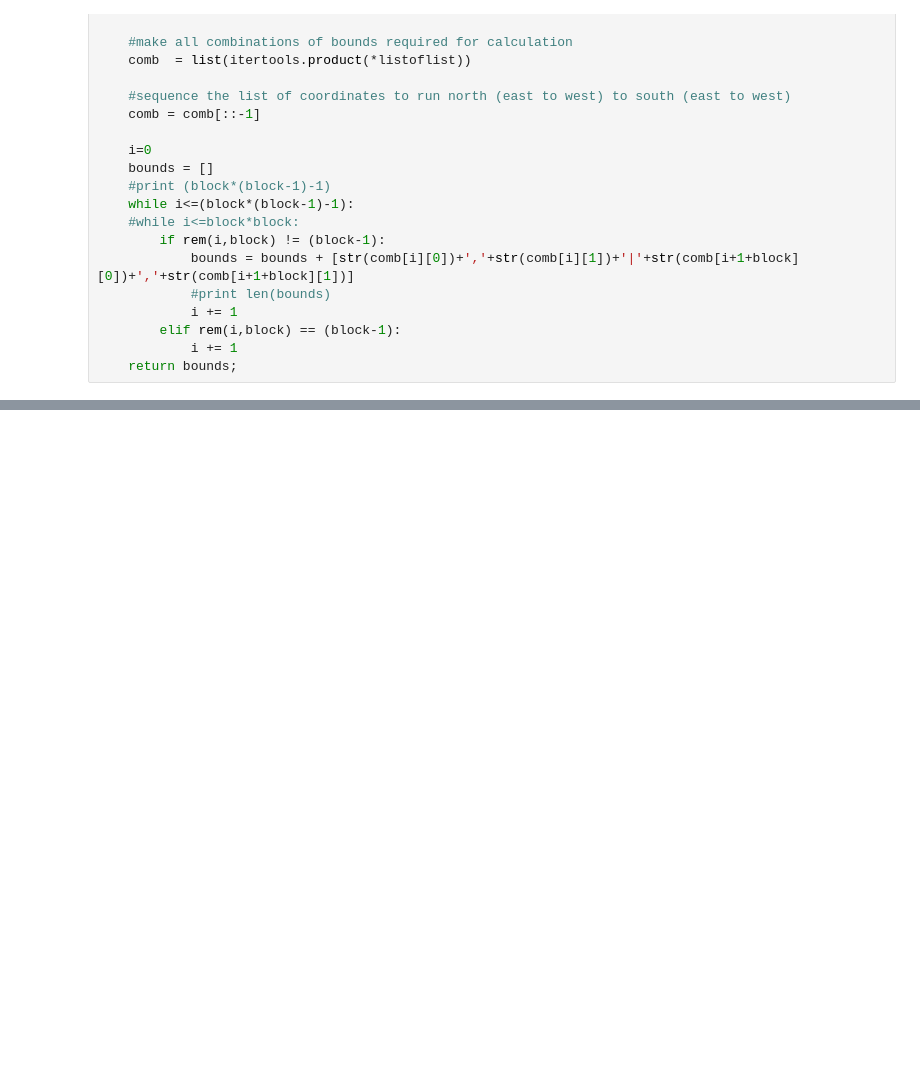
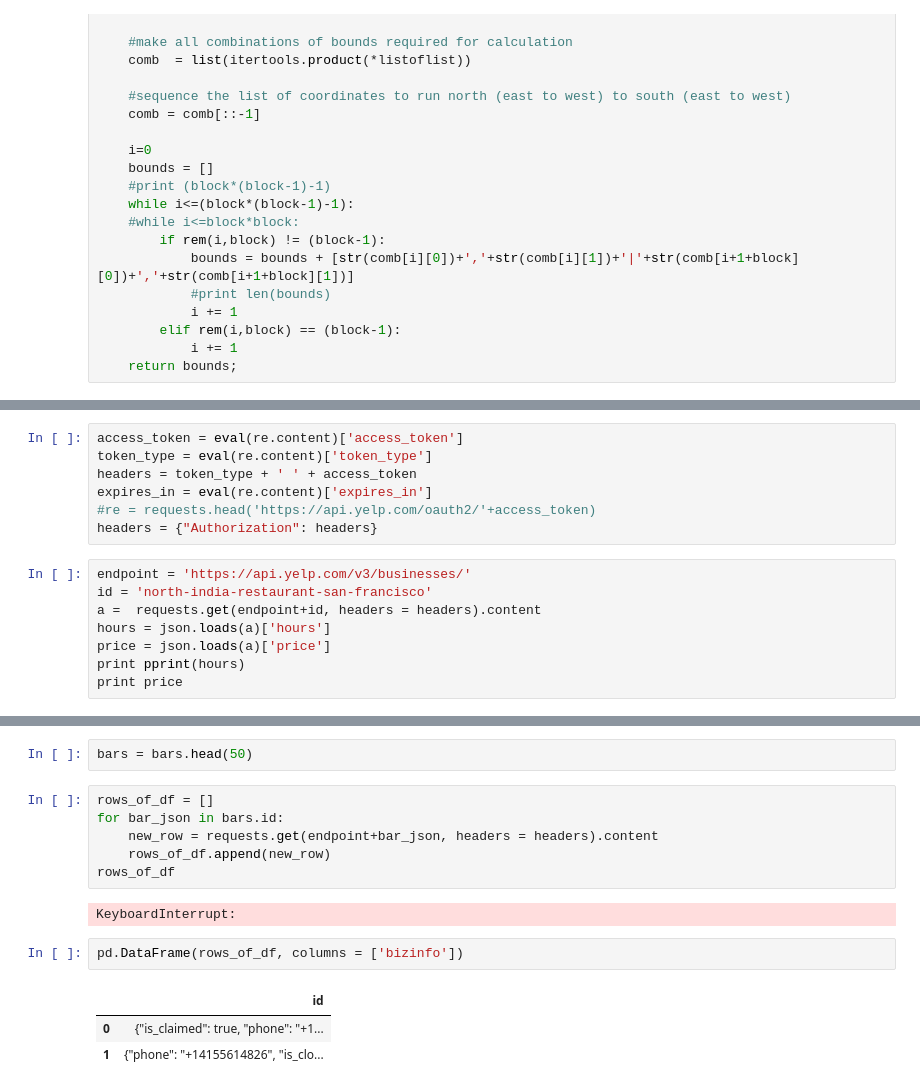
Before and after one commit to deepagoyal/sfdat28_work, a Jupyter notebook: notebooks/Project_APIScraping_DataPreparation.ipynb, the cells around one changed output, grey strips where cells are left out. Saved outputs shown, nothing was run; the diff lists cells and outputs as text; blank space fills up the shorter version.

```diff
--- a/notebooks/Project_APIScraping_DataPreparation.ipynb
+++ b/notebooks/Project_APIScraping_DataPreparation.ipynb
@@ -429,0 +339,15 @@ NameError: name 'tweepy' is not defined
+# %%
+access_token = eval(re.content)['access_token']
+token_type = eval(re.content)['token_type']
+headers = token_type + ' ' + access_token
+expires_in = eval(re.content)['expires_in']
+#re = requests.head('https://api.yelp.com/oauth2/'+access_token)
+headers = {"Authorization": headers}
+# %%
+endpoint = 'https://api.yelp.com/v3/businesses/'
+id = 'north-india-restaurant-san-francisco'
+a =  requests.get(endpoint+id, headers = headers).content
+hours = json.loads(a)['hours']
+price = json.loads(a)['price']
+print pprint(hours)
+print price
@@ -429,0 +372,16 @@ NameError: name 'tweepy' is not defined
+# %%
+bars = bars.head(50)
+# %%
+rows_of_df = []
+for bar_json in bars.id:
+    new_row = requests.get(endpoint+bar_json, headers = headers).content
+    rows_of_df.append(new_row)
+rows_of_df
+# %% [output]
+KeyboardInterrupt:
+# %%
+pd.DataFrame(rows_of_df, columns = ['bizinfo'])
+# %% [output]
+|  | id |
+| 0 | {"is_claimed": true, "phone": "+1... |
+| 1 | {"phone": "+14155614826", "is_clo... |
```
Also changed, not shown: parts of 37 cells of this notebook, 13 other files.
